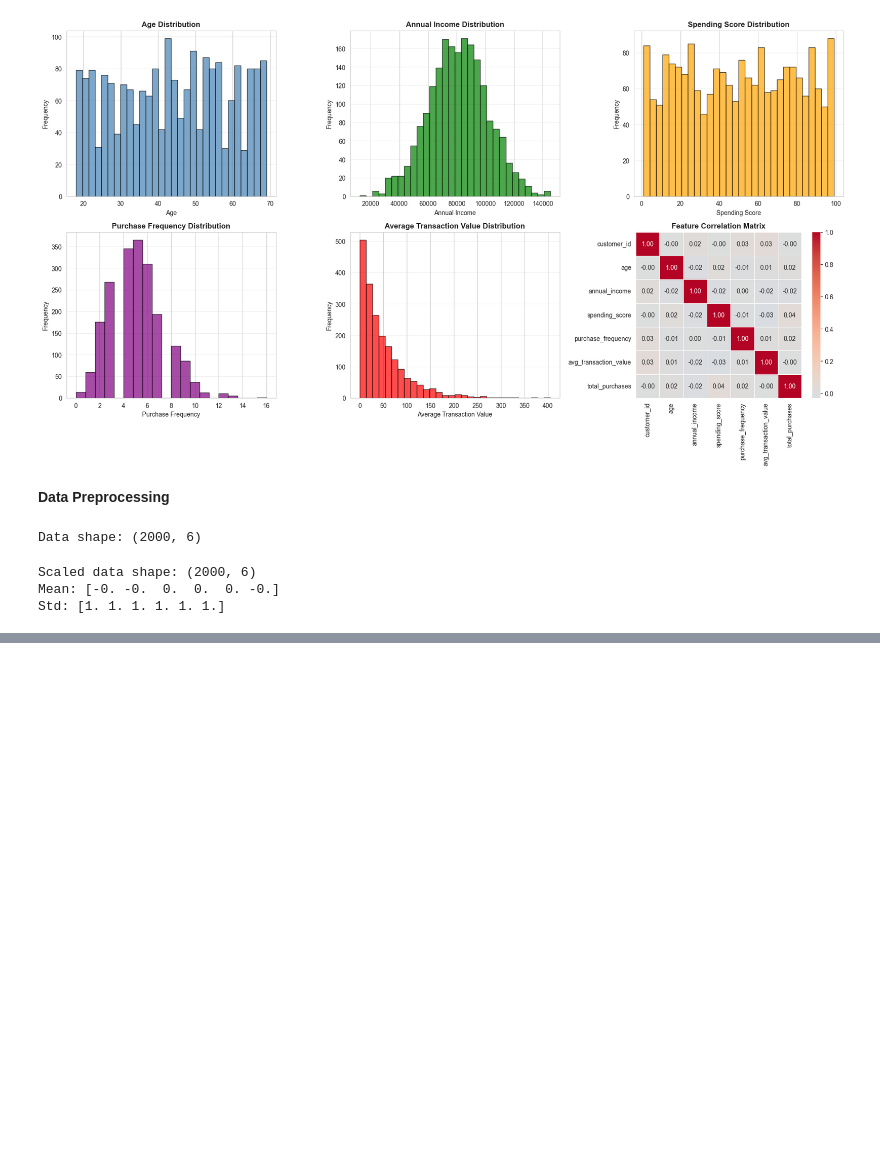
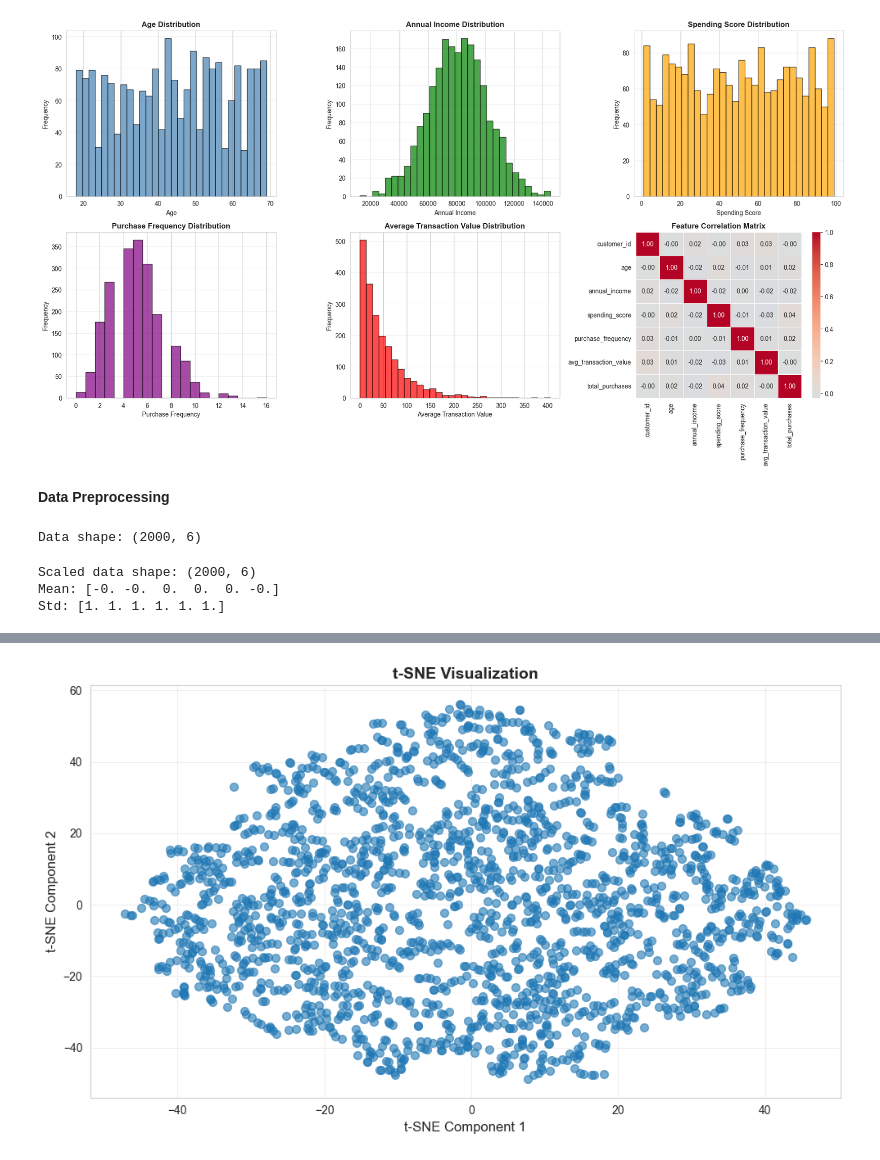
Before and after one commit to mdmohsin212/interview-prep, a Jupyter notebook: ML/Unsupervised Learning/Advance/Unsupervised_project.ipynb, the cells around one changed output, grey strips where cells are left out. Drawn from its saved outputs; the diff is of its cells as text; code cells hidden in the pictures; blank space fills up the shorter version.

```diff
--- a/ML/Unsupervised Learning/Advance/Unsupervised_project.ipynb
+++ b/ML/Unsupervised Learning/Advance/Unsupervised_project.ipynb
@@ -164,0 +215,11 @@ Std: [1. 1. 1. 1. 1. 1.]
+# %%
+plt.figure(figsize=(10, 6))
+plt.scatter(x_tsne[:, 0], x_tsne[:, 1], alpha=0.6, s=50)
+plt.xlabel('t-SNE Component 1', fontsize=12)
+plt.ylabel('t-SNE Component 2', fontsize=12)
+plt.title('t-SNE Visualization', fontsize=14, fontweight='bold')
+plt.grid(True, alpha=0.3)
+plt.tight_layout()
+plt.show()
+# %% [output]
+[figure, added]
```
Also changed, not shown: parts of 42 cells of this notebook.
